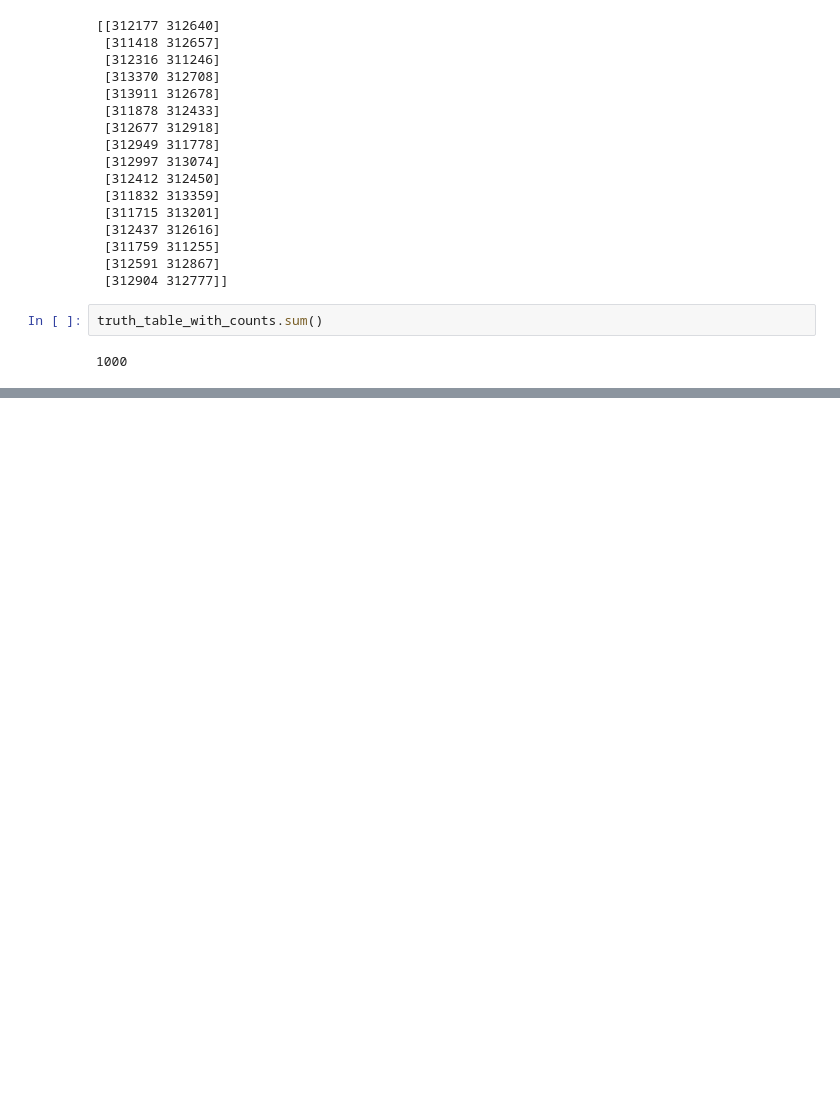
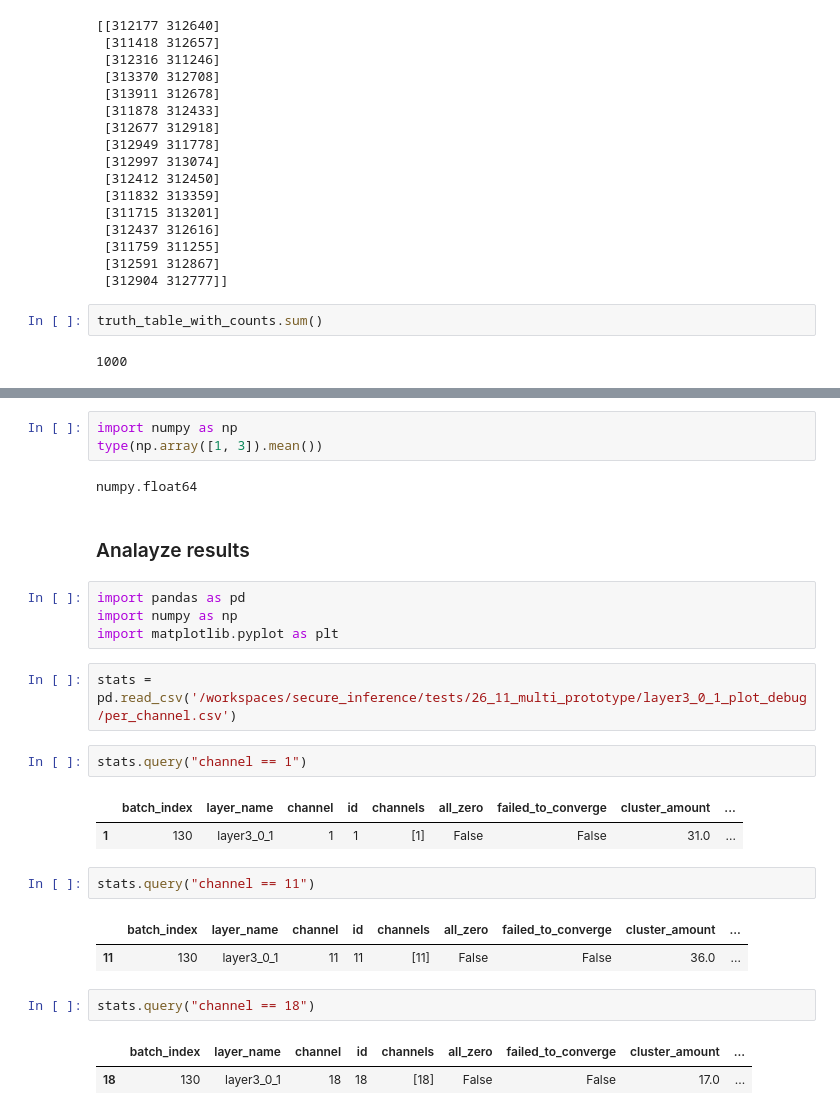
Before and after one commit to yonibor/secure_inference, a Jupyter notebook: notebooks/multi_prototype.ipynb, the cells around one changed output, grey strips where cells are left out. Drawn from its saved outputs; the diff is of its cells as text; blank space fills up the shorter version.

```diff
--- a/notebooks/multi_prototype.ipynb
+++ b/notebooks/multi_prototype.ipynb
@@ -332,0 +407,28 @@ truth_table_with_counts.sum()
+# %%
+import numpy as np
+type(np.array([1, 3]).mean())
+# %% [output]
+numpy.float64
+# %% [markdown]
+### Analayze results
+# %%
+import pandas as pd
+import numpy as np
+import matplotlib.pyplot as plt
+# %%
+stats = pd.read_csv('/workspaces/secure_inference/tests/26_11_multi_prototype/layer3_0_1_plot_debug/per_channel.csv')
+# %%
+stats.query("channel == 1")
+# %% [output]
+|  | batch_index | layer_name | channel | id | channels | all_zero | failed_to_converge | cluster_amount | ... |
+| 1 | 130 | layer3_0_1 | 1 | 1 | [1] | False | False | 31.0 | ... |
+# %%
+stats.query("channel == 11")
+# %% [output]
+|  | batch_index | layer_name | channel | id | channels | all_zero | failed_to_converge | cluster_amount | ... |
+| 11 | 130 | layer3_0_1 | 11 | 11 | [11] | False | False | 36.0 | ... |
+# %%
+stats.query("channel == 18")
+# %% [output]
+|  | batch_index | layer_name | channel | id | channels | all_zero | failed_to_converge | cluster_amount | ... |
+| 18 | 130 | layer3_0_1 | 18 | 18 | [18] | False | False | 17.0 | ... |
```
Also changed, not shown: parts of 12 cells of this notebook, 12 other files.
